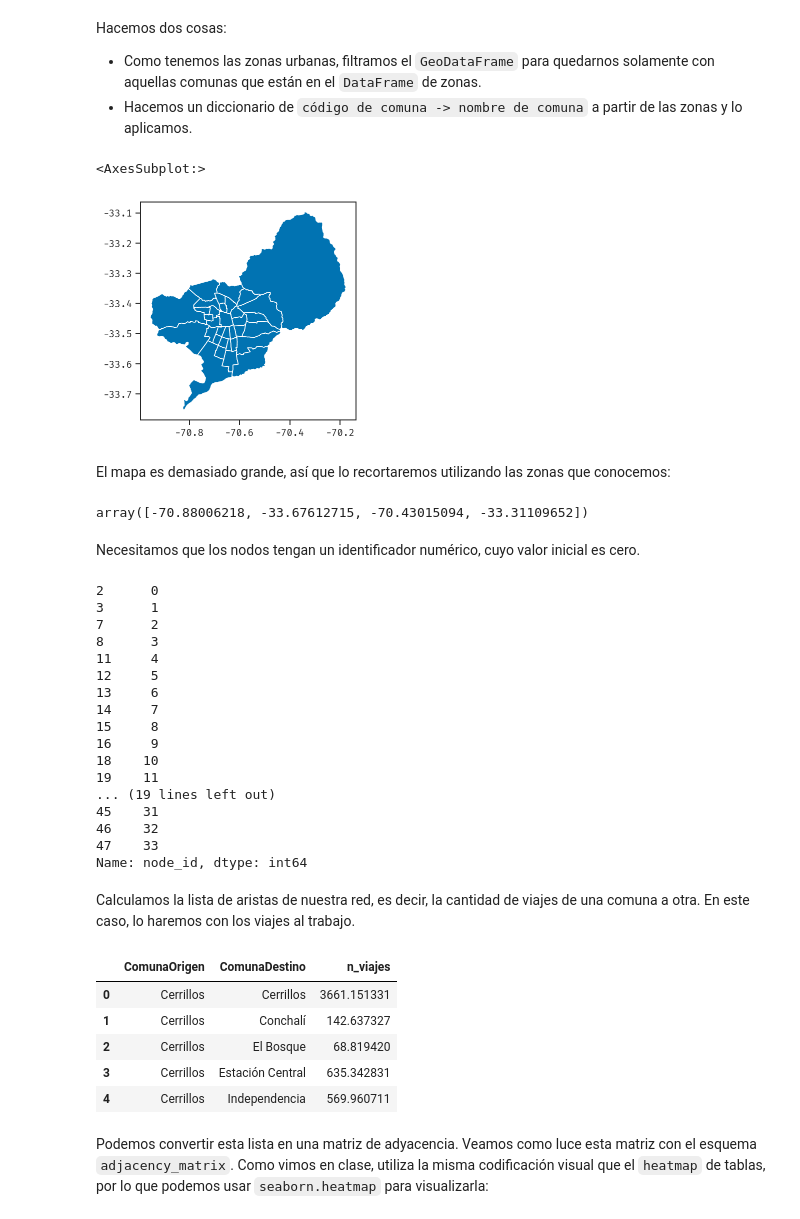
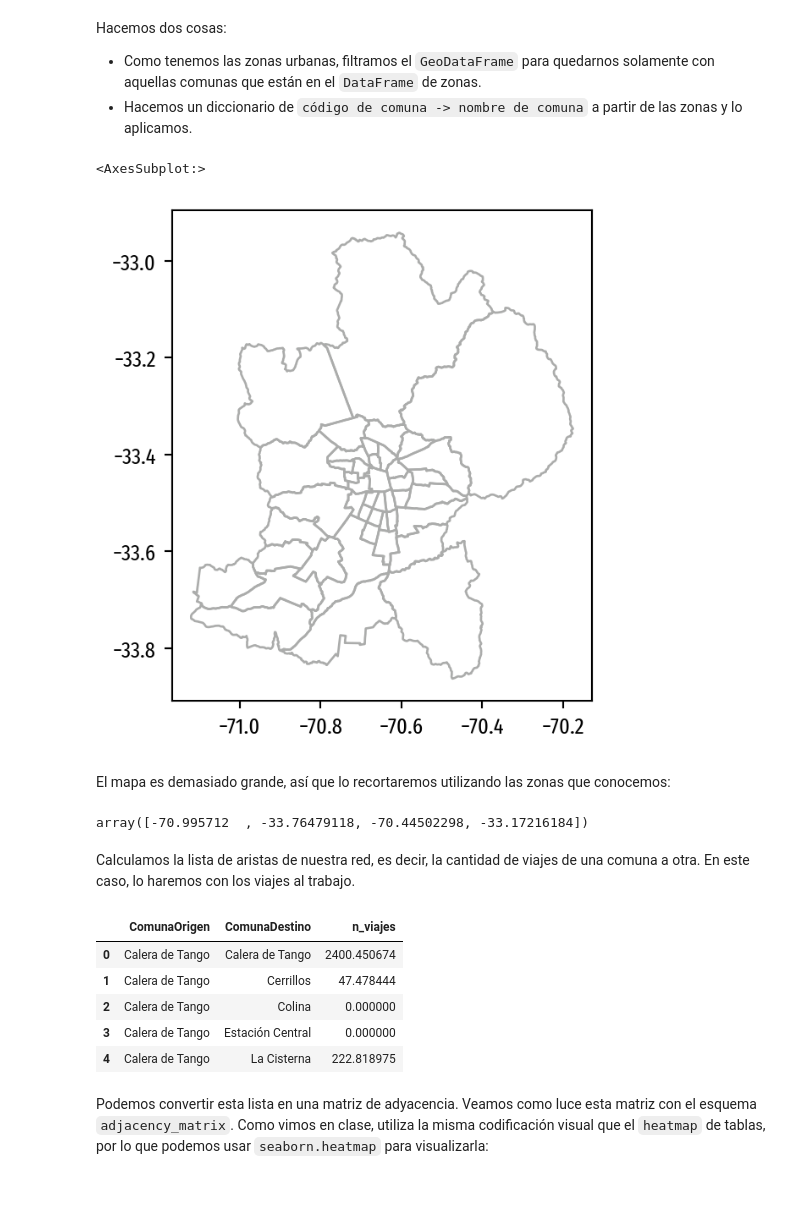
Before and after one commit to zorzalerrante/aves, a Jupyter notebook: notebooks/05-python-redes-eod.ipynb, the cells around one changed output. Drawn from its saved outputs; the diff is of its cells as text; code cells hidden in the pictures; blank space fills up the shorter version.

```diff
--- a/notebooks/05-python-redes-eod.ipynb
+++ b/notebooks/05-python-redes-eod.ipynb
@@ -11,0 +25,8 @@ En este notebook exploraremos los viajes de la Encuesta Origen-Destino 2012 de S
+# %%
+import sys
+from pathlib import Path
+
+AVES_ROOT = Path("..") if not "google.colab" in sys.modules else Path("aves_git")
+
+EOD_PATH = AVES_ROOT / "data" / "external" / "EOD_STGO"
+EOD_PATH
@@ -12,23 +35,21 @@ En este notebook exploraremos los viajes de la Encuesta Origen-Destino 2012 de S
 # %%
+import matplotlib as mpl
 import matplotlib.pyplot as plt
 import seaborn as sns
-import numpy as np
 import pandas as pd
 import geopandas as gpd
 
-from aves.data import DATA_PATH
 from aves.data import eod, census
 from aves.features.utils import normalize_rows
 
-%matplotlib inline
-%config InlineBackend.figure_format = 'retina'
-
-# esto configura la apariencia de los gráficos: tamaños de letra, bordes, colores base, etc.
-sns.set(context='paper', font='Fira Code', style='ticks', palette='colorblind', font_scale=1.1)
+# esto configura la calidad de la imagen. dependerá de tu resolución. el valor por omisión es 80
+mpl.rcParams["figure.dpi"] = 192
+# esto depende de las fuentes que tengas instaladas en el sistema.
+mpl.rcParams["font.family"] = "Fira Sans Extra Condensed"
 # %%
-comunas = census.read_census_map('comuna')
+comunas = census.read_census_map('comuna', path=AVES_ROOT / "data" / "external" / "censo_2017_R13")
 # %%
-zones = gpd.read_file(DATA_PATH / 'processed/scl_zonas_urbanas.json').set_index('ID')
+zones = gpd.read_file(AVES_ROOT / 'data' / 'processed' / 'scl_zonas_urbanas.json').set_index('ID')
 zones.head()
 # %% [output]
 |  | AREA | Zona | Com | Comuna | REGION | NOM_REGION | PROVINCIA | NOM_PROVIN | NOM_COMUNA | URBANO | ... |
@@ -82,10 +103,10 @@ Hacemos dos cosas:
 # %%
 comunas_urbanas = comunas[comunas['COMUNA'].isin(zones['Com'].unique())].drop('NOM_COMUNA', axis=1).copy()
 comunas_urbanas['NombreComuna'] = comunas_urbanas['COMUNA'].map(dict(zip(zones['Com'], zones['Comuna'])))
-comunas_urbanas.plot()
+comunas_urbanas.plot(facecolor="none", edgecolor="#abacab")
 # %% [output]
 <AxesSubplot:>
-[figure, old version]
+[figure, new version]
 # %% [markdown]
 El mapa es demasiado grande, así que lo recortaremos utilizando las zonas que conocemos:
 # %%
@@ -94,8 +115,6 @@ from aves.features.geo import clip_area_geodataframe
 bounding_box = zones.total_bounds
 bounding_box
 # %% [output]
-array([-70.88006218, -33.67612715, -70.43015094, -33.31109652])
+array([-70.995712  , -33.76479118, -70.44502298, -33.17216184])
 # %%
 comunas_urbanas = clip_area_geodataframe(comunas_urbanas, zones.total_bounds, buffer=0.05)
-# %% [markdown]
-Necesitamos que los nodos tengan un identificador numérico, cuyo valor inicial es cero.
@@ -104,42 +121,25 @@ comunas_urbanas['node_id'] = range(len(comunas_urbanas))
-# %%
-comunas_urbanas['node_id']
-# %% [output]
-2      0
-3      1
-7      2
-8      3
-11     4
-12     5
-13     6
-14     7
-15     8
-16     9
-18    10
-19    11
-... (19 lines left out)
-45    31
-46    32
-47    33
-Name: node_id, dtype: int64
 # %% [markdown]
 Calculamos la lista de aristas de nuestra red, es decir, la cantidad de viajes de una comuna a otra. En este caso, lo haremos con los viajes al trabajo.
 # %%
-matriz = (viajes_persona[(viajes_persona['Proposito'] == 'Al trabajo')
-                              & (viajes_persona['ComunaOrigen'].isin(comunas_urbanas['NombreComuna']))
-                              & (viajes_persona['ComunaDestino'].isin(comunas_urbanas['NombreComuna']))]
-                .groupby(['ComunaOrigen', 'ComunaDestino'])
-                .agg(n_viajes=('PesoLaboral', 'sum'))
-                .reset_index()
+matriz = (
+    viajes_persona[
+        (viajes_persona["Proposito"] == "Al trabajo")
+        & (viajes_persona["ComunaOrigen"].isin(comunas_urbanas["NombreComuna"]))
+        & (viajes_persona["ComunaDestino"].isin(comunas_urbanas["NombreComuna"]))
+    ]
+    .groupby(["ComunaOrigen", "ComunaDestino"])
+    .agg(n_viajes=("PesoLaboral", "sum"))
+    .reset_index()
 )
 
 matriz.head()
 # %% [output]
 |  | ComunaOrigen | ComunaDestino | n_viajes |
-| 0 | Cerrillos | Cerrillos | 3661.151331 |
-| 1 | Cerrillos | Conchalí | 142.637327 |
-| 2 | Cerrillos | El Bosque | 68.819420 |
-| 3 | Cerrillos | Estación Central | 635.342831 |
-| 4 | Cerrillos | Independencia | 569.960711 |
+| 0 | Calera de Tango | Calera de Tango | 2400.450674 |
+| 1 | Calera de Tango | Cerrillos | 47.478444 |
+| 2 | Calera de Tango | Colina | 0.000000 |
+| 3 | Calera de Tango | Estación Central | 0.000000 |
+| 4 | Calera de Tango | La Cisterna | 222.818975 |
 # %% [markdown]
 Podemos convertir esta lista en una matriz de adyacencia. Veamos como luce esta matriz con el esquema `adjacency_matrix`. Como vimos en clase, utiliza la misma codificación visual que el `heatmap` de tablas, por lo que podemos usar `seaborn.heatmap` para visualizarla:
 # %%
```
Also changed, not shown: parts of 24 cells of this notebook.
